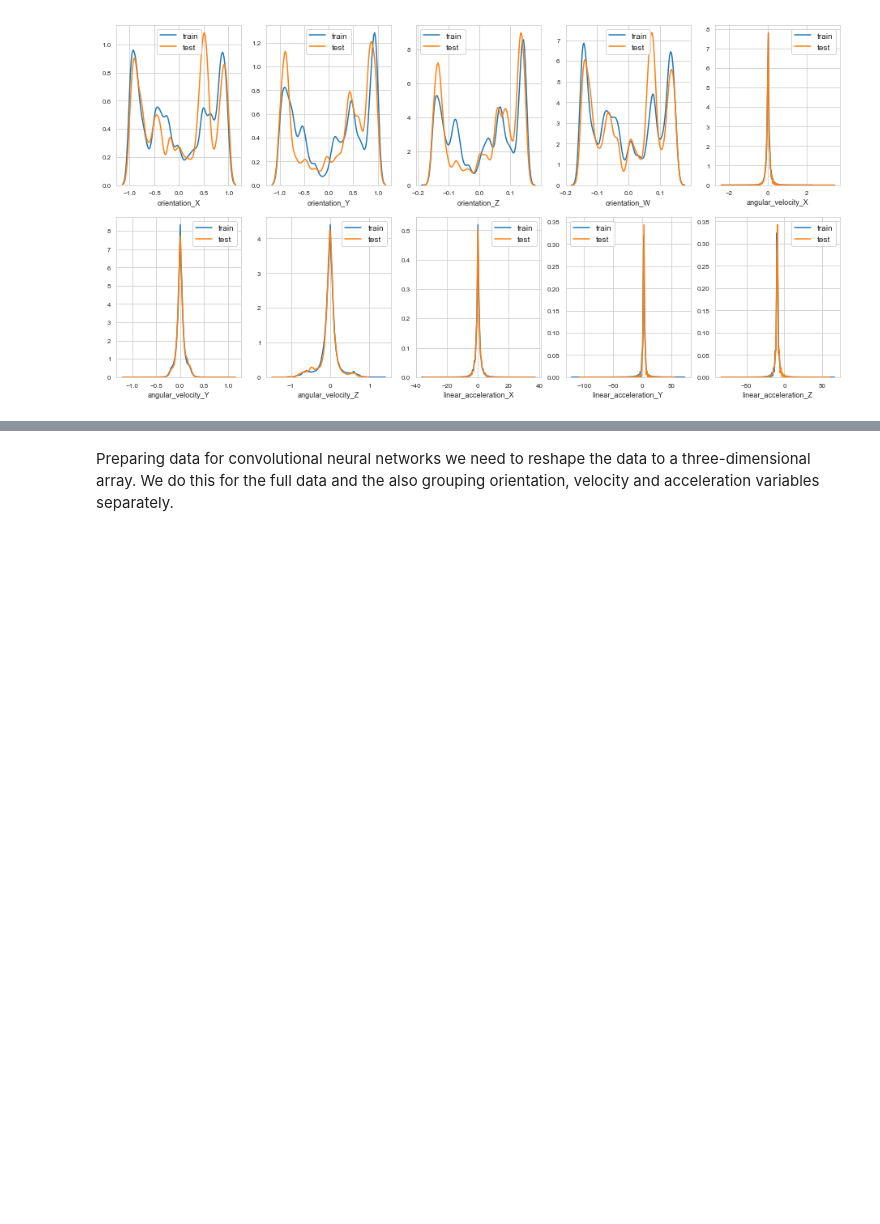
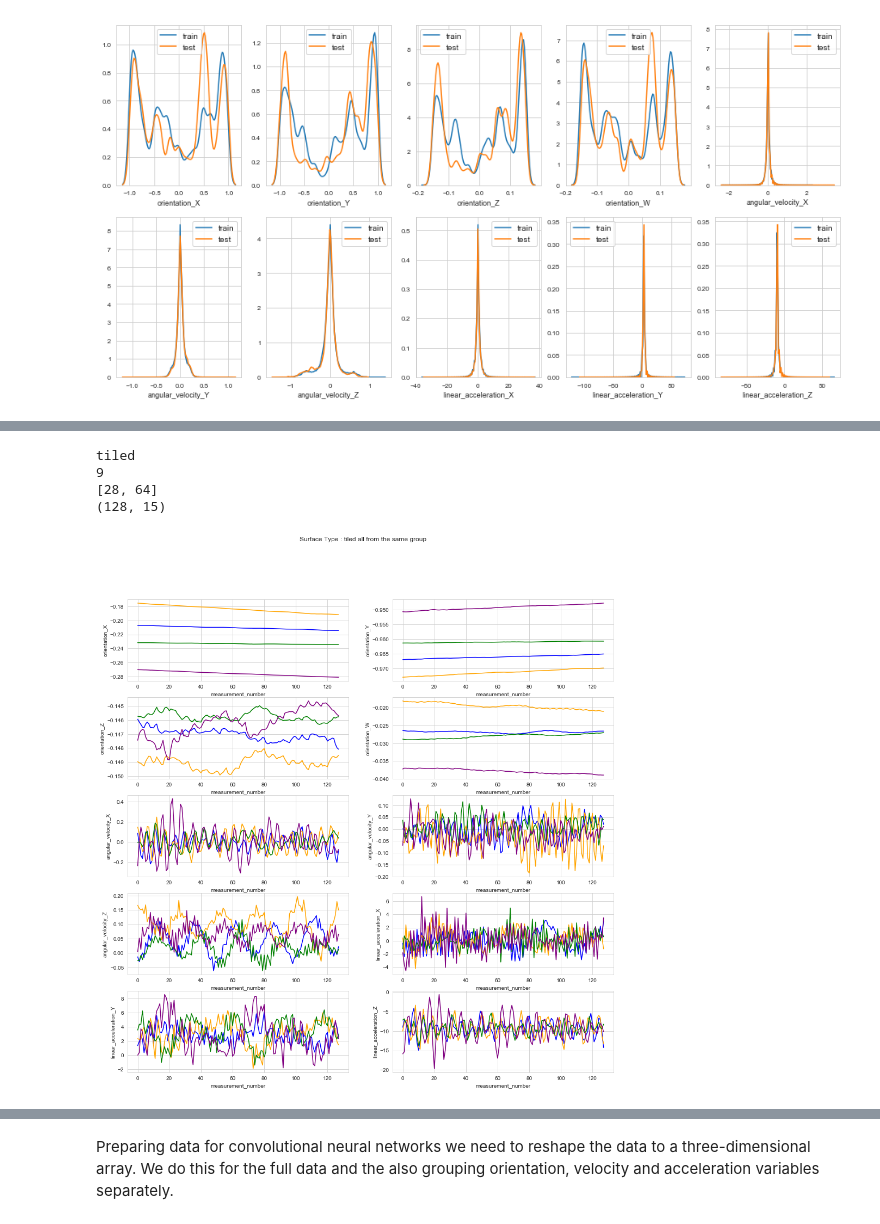
Before and after one commit to halajadallah/ML_capstone_project, a Jupyter notebook: Project_code.ipynb, the cells around one changed output, grey strips where cells are left out. Cells and saved outputs as stored; diff of their text form; code cells hidden in the pictures; blank space fills up the shorter version.

```diff
--- a/Project_code.ipynb
+++ b/Project_code.ipynb
@@ -261,6 +294,6 @@ Name: surface, dtype: object
 # %%
 # join data and surface based on series_id so that we can plot
 # variables based on surfaces
-Xy_train = data_train.join(y_train['surface'], on='series_id')
+Xy_train = data_train.join(y_train[['surface','group_id']], on='series_id')
 print('shape of joined data ',Xy_train.shape)
 Xy_train.head()
@@ -270,10 +390,10 @@ Xy_train.head()
 classes = (y_train['surface'].unique())
 i = 0
 sns.set_style('whitegrid')
-plt.figure()
+
 fig, ax = plt.subplots(5,2,figsize=(16,24))
 
-for feature in features:
+for feature in Xy_train.columns[3:13]:
     i += 1
     plt.subplot(5,2,i)
     for clas in classes:
@@ -283,5 +403,8 @@ for feature in features:
     locs, labels = plt.xticks()
     plt.tick_params(axis='x', which='major', labelsize=8)
     plt.tick_params(axis='y', which='major', labelsize=8)
-plt.show();
+
+#fig = plt.gcf()
+#fig.set_size_inches(18.5, 10.5)
+plt.savefig('density_by_class.png', dpi=100)
 # %% [output]
@@ -332,0 +412,42 @@ plt.show()
+# %%
+# ploting samples of time-series for fixed surfaces and group_id
+surfaces = list(y_train['surface'].unique())
+#sample one surface type
+surface = random.sample(surfaces,1)[0]
+#print(surface)
+#print(y_train.loc[y_train['surface'] == surface, 'group_id'].nunique())
+
+#sample one group for the choosen sample
+grp = random.sample(list(y_train.loc[y_train['surface'] == surface, 'group_id'].unique()),2)
+#print(grp)
+
+#sample 10 series from the group
+series_sample = random.sample(list(y_train.loc[(y_train['surface']==surface) & (y_train['group_id']== grp[0]),'series_id']),10)
+
+#create data frames for each samples series
+sample_df = Xy_train[(Xy_train['series_id'] == series_sample[0])]
+sample_df2 = Xy_train[(Xy_train['series_id'] == series_sample[1])]
+sample_df3 = Xy_train[(Xy_train['series_id'] == series_sample[2])]
+sample_df4 = Xy_train[(Xy_train['series_id'] == series_sample[4])]
+
+#plot these all together to see how similar the features are when they belong to the same group
+plt.subplots(5,2,figsize=(16,16))
+plt.suptitle('Surface Type : ' + surface+' all from the same group')
+for i,col in enumerate(data_train.columns[3:13]):
+    plt.subplot(5,2,i+1)
+    plt.plot(sample_df['measurement_number'], sample_df[col], color='blue')
+    plt.plot(sample_df2['measurement_number'], sample_df2[col], color='orange')
+    plt.plot(sample_df3['measurement_number'], sample_df3[col], color='green')
+    plt.plot(sample_df4['measurement_number'], sample_df4[col], color='purple')
+    #plt.title(surface)
+    plt.ylabel(col)
+    plt.grid(True)
+    plt.xlabel('measurement_number')
+
+plt.show()
+# %% [output]
+tiled
+9
+[28, 64]
+(128, 15)
+[figure, added]
```
Also changed, not shown: parts of 84 cells of this notebook, 11 other files.
